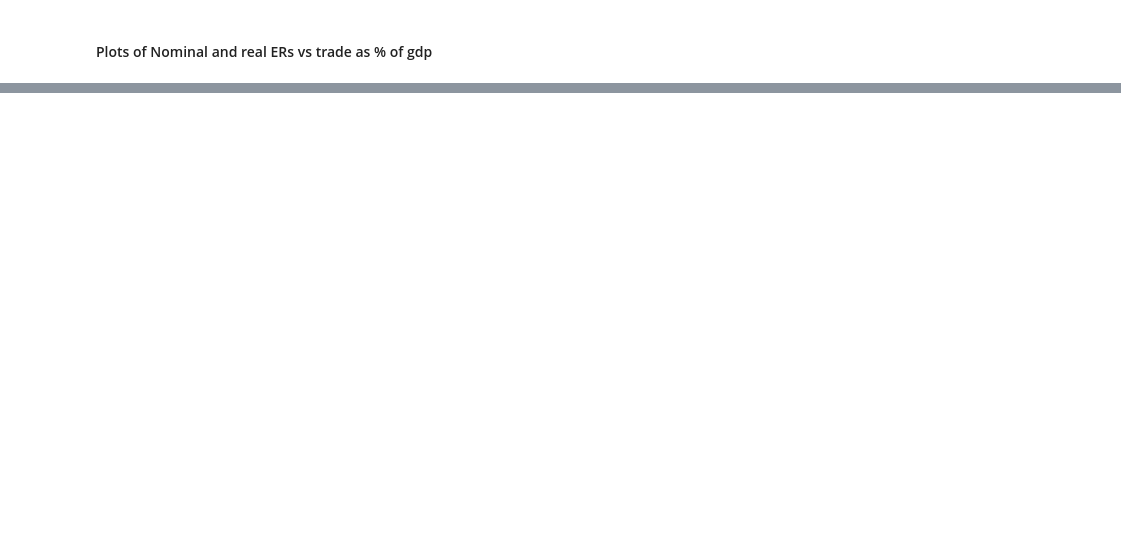
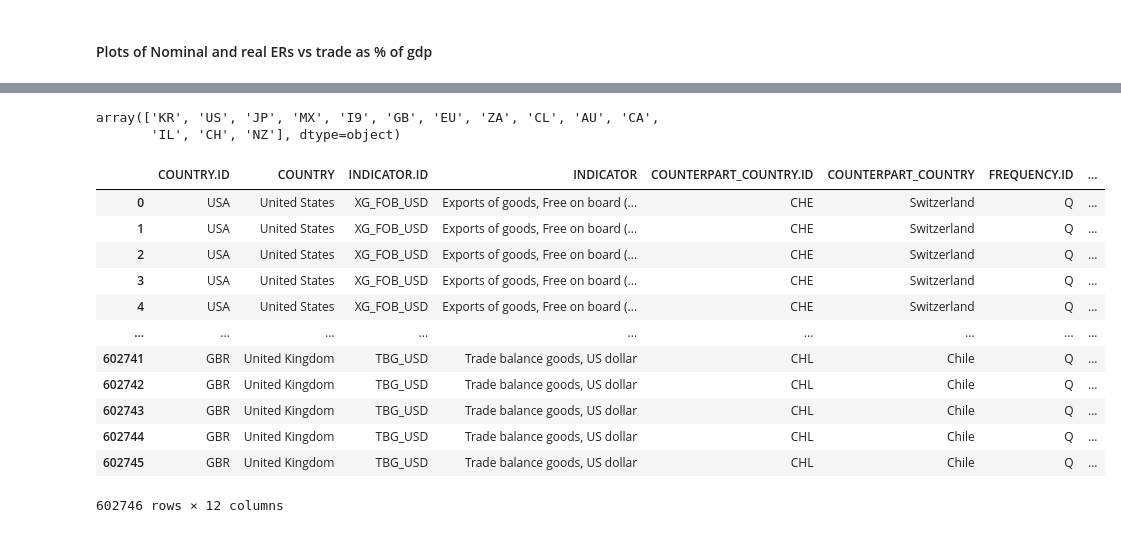
Before and after one commit to teopozzii/yields, a Jupyter notebook: main.ipynb, the cells around one changed output, grey strips where cells are left out. Cells and saved outputs as stored; diff of their text form; code cells hidden in the pictures; blank space fills up the shorter version.

Commit message:
Bug fix for IMF data

```diff
--- a/main.ipynb
+++ b/main.ipynb
@@ -53,0 +135,30 @@ from utils import *
+# %%
+trade_goods['CNT_AREA'].unique()
+# %% [output]
+array(['KR', 'US', 'JP', 'MX', 'I9', 'GB', 'EU', 'ZA', 'CL', 'AU', 'CA',
+       'IL', 'CH', 'NZ'], dtype=object)
+# %%
+trade_goods = pd.read_csv('./data/IMF_IMTS.csv')
+# Keep exports FOB and imports CIF
+# (standard combination, only CIF considers freight costs)
+trade_goods = trade_goods[trade_goods["INDICATOR"].isin([
+    'Exports of goods, Free on board (FOB), US dollar',
+    'Imports of goods, Cost insurance freight (CIF), US dollar',
+    'Trade balance goods, US dollar'
+])]
+
+trade_goods['COUNTRY.ID'].unique()
+# %% [output]
+|  | COUNTRY.ID | COUNTRY | INDICATOR.ID | INDICATOR | COUNTERPART_COUNTRY.ID | COUNTERPART_COUNTRY | FREQUENCY.ID | ... |
+| 0 | USA | United States | XG_FOB_USD | Exports of goods, Free on board (... | CHE | Switzerland | Q | ... |
+| 1 | USA | United States | XG_FOB_USD | Exports of goods, Free on board (... | CHE | Switzerland | Q | ... |
+| 2 | USA | United States | XG_FOB_USD | Exports of goods, Free on board (... | CHE | Switzerland | Q | ... |
+| 3 | USA | United States | XG_FOB_USD | Exports of goods, Free on board (... | CHE | Switzerland | Q | ... |
+| 4 | USA | United States | XG_FOB_USD | Exports of goods, Free on board (... | CHE | Switzerland | Q | ... |
+| ... | ... | ... | ... | ... | ... | ... | ... | ... |
+| 602741 | GBR | United Kingdom | TBG_USD | Trade balance goods, US dollar | CHL | Chile | Q | ... |
+| 602742 | GBR | United Kingdom | TBG_USD | Trade balance goods, US dollar | CHL | Chile | Q | ... |
+| 602743 | GBR | United Kingdom | TBG_USD | Trade balance goods, US dollar | CHL | Chile | Q | ... |
+| 602744 | GBR | United Kingdom | TBG_USD | Trade balance goods, US dollar | CHL | Chile | Q | ... |
+| 602745 | GBR | United Kingdom | TBG_USD | Trade balance goods, US dollar | CHL | Chile | Q | ... |
+602746 rows × 12 columns
```
Also changed, not shown: parts of 8 cells of this notebook, 1 other file.
